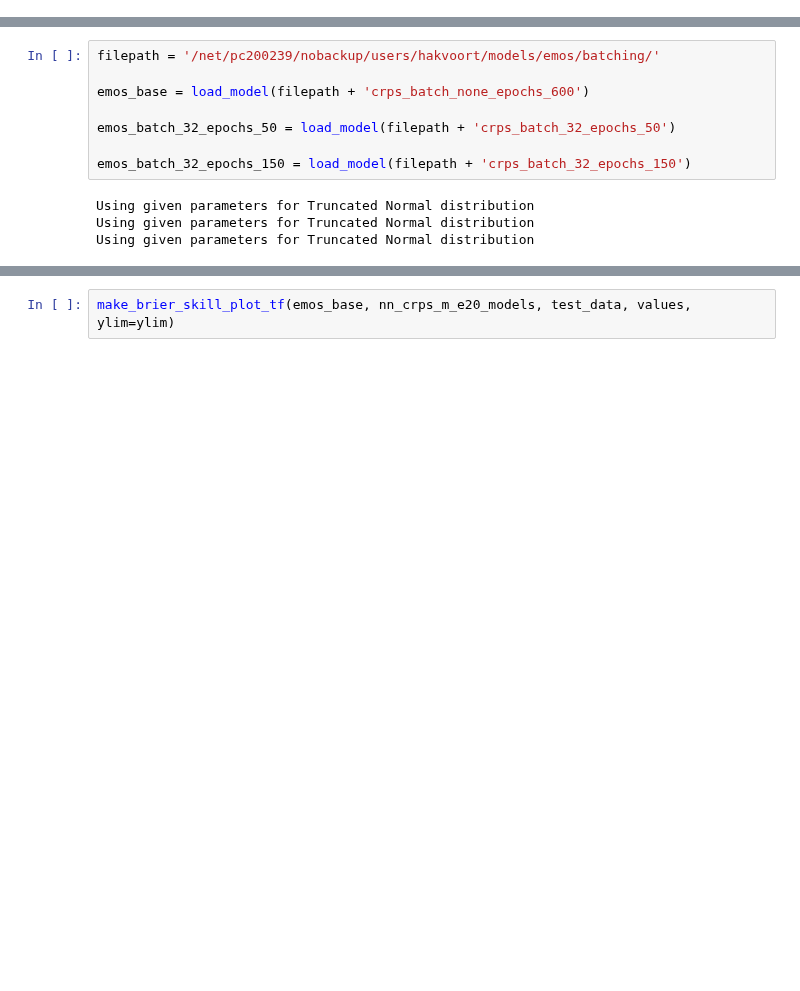
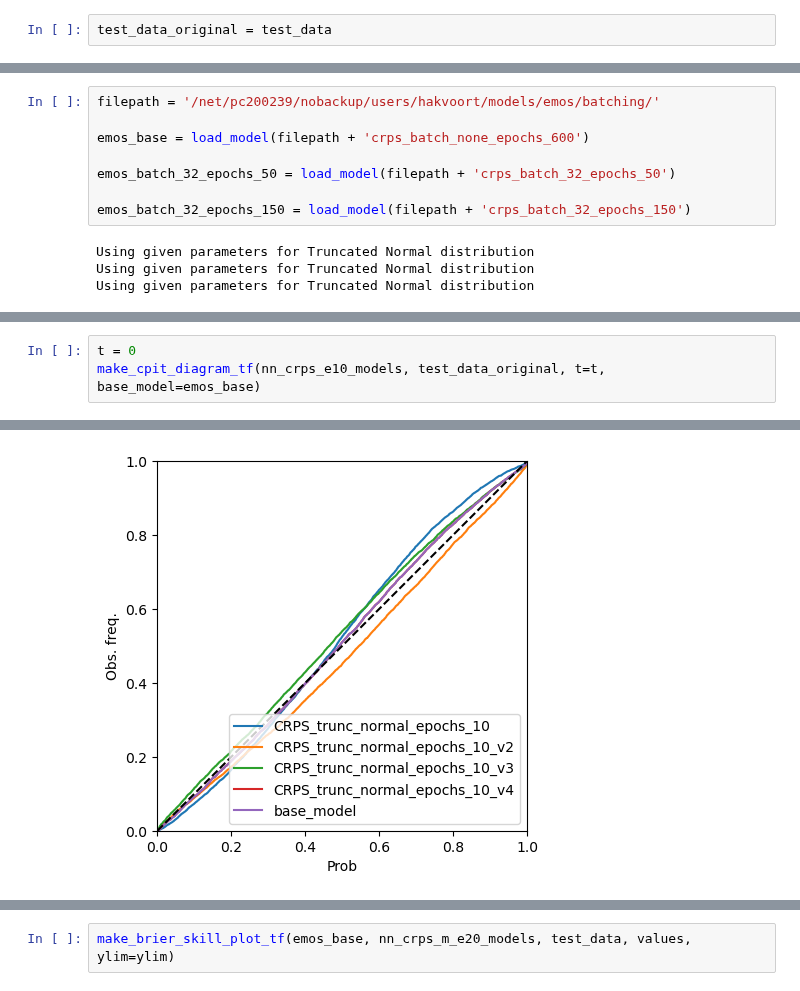
Before and after one commit to SimonHakvoort/thesiscode, a Jupyter notebook: src/nn_results/nn_results.ipynb, the cells around one changed output, grey strips where cells are left out. Drawn from its saved outputs; the diff is of its cells as text; blank space fills up the shorter version.

```diff
--- a/src/nn_results/nn_results.ipynb
+++ b/src/nn_results/nn_results.ipynb
@@ -50,3 +35,5 @@ TypeError: The dataset length is unknown.
+# %%
+test_data_original = test_data
 # %%
 test_data = test_data.batch(len(test_data))
 
@@ -136,0 +131,4 @@ make_brier_skill_plot_tf(emos_base, nn_crps_e30_models, test_data, values, ylim=
+# %%
+t = 0
+make_cpit_diagram_tf(nn_crps_e10_models, test_data_original, t=t, base_model=emos_base)
+# %% [output]
@@ -136,0 +145 @@ make_brier_skill_plot_tf(emos_base, nn_crps_e30_models, test_data, values, ylim=
+[figure, added]
```
Also changed, not shown: parts of 9 cells of this notebook, 3 other files.
